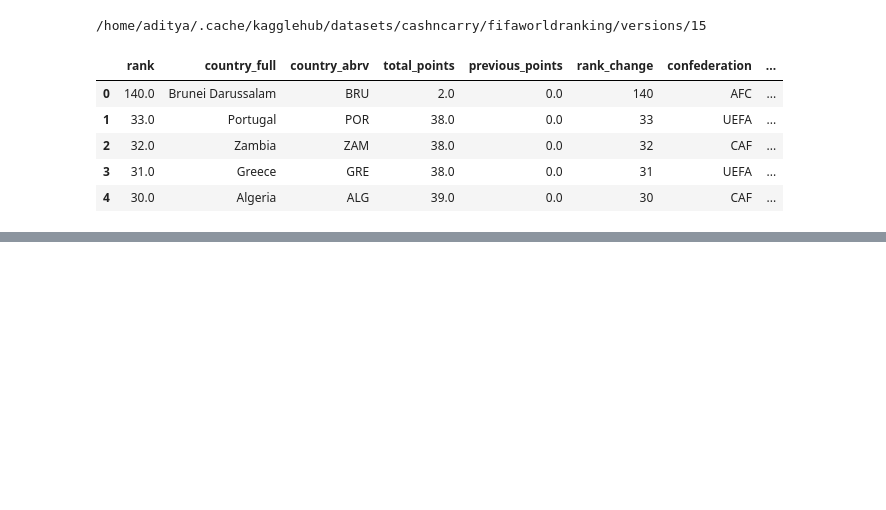
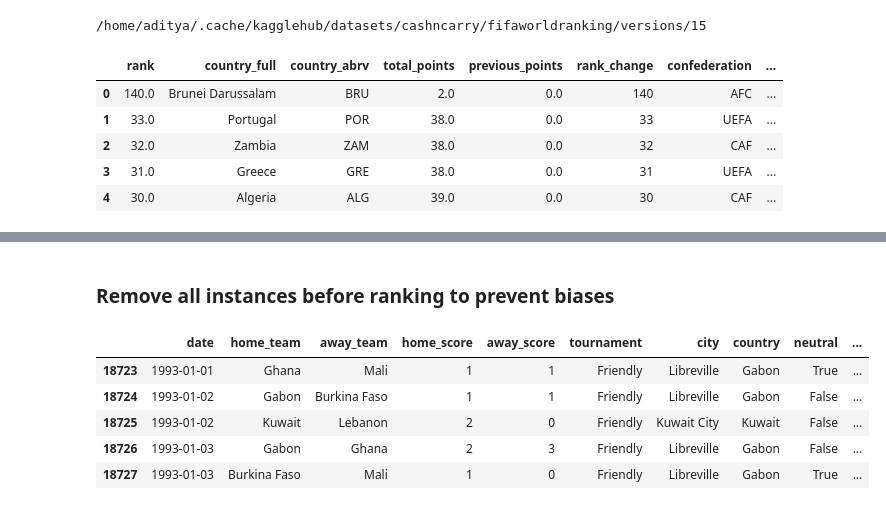
Before and after one commit to adityashibu/scoreSense, a Jupyter notebook: scoreSense.ipynb, the cells around one changed output, grey strips where cells are left out. Drawn from its saved outputs; the diff is of its cells as text; code cells hidden in the pictures; blank space fills up the shorter version.

Commit message:
Add data cleaning and merging steps for FIFA rankings in analysis notebook

```diff
--- a/scoreSense.ipynb
+++ b/scoreSense.ipynb
@@ -145,0 +150,2 @@ ranking.head()
+# %%
+results["date"] = pd.to_datetime(results["date"])
@@ -145,0 +154,12 @@ ranking.head()
+# %%
+home_rankings = ranking.rename(columns={
+    "country_full": "home_team",
+    "rank": "home_rank",
+    "rank_date": "date"
+})
+
+away_rankings = ranking.rename(columns={
+    "country_full": "away_team",
+    "rank": "away_rank",
+    "rank_date": "date"
+})
@@ -145,0 +186,10 @@ ranking.head()
+# %%
+results = results.sort_values("date")
+home_rankings = home_rankings.sort_values("date")
+away_rankings = away_rankings.sort_values("date")
+
+results = pd.merge_asof(results, home_rankings[["date", "home_team", "home_rank"]],
+                        on="date", by="home_team", direction="backward")
+
+results = pd.merge_asof(results, away_rankings[["date", "away_team", "away_rank"]],
+                        on="date", by="away_team", direction="backward")
@@ -145,0 +205,13 @@ ranking.head()
+# %% [markdown]
+### Remove all instances before ranking to prevent biases
+# %%
+results = results[results["date"] >= pd.to_datetime("1992-12-31")].copy()
+# %%
+results.head()
+# %% [output]
+|  | date | home_team | away_team | home_score | away_score | tournament | city | country | neutral | ... |
+| 18723 | 1993-01-01 | Ghana | Mali | 1 | 1 | Friendly | Libreville | Gabon | True | ... |
+| 18724 | 1993-01-02 | Gabon | Burkina Faso | 1 | 1 | Friendly | Libreville | Gabon | False | ... |
+| 18725 | 1993-01-02 | Kuwait | Lebanon | 2 | 0 | Friendly | Kuwait City | Kuwait | False | ... |
+| 18726 | 1993-01-03 | Gabon | Ghana | 2 | 3 | Friendly | Libreville | Gabon | False | ... |
+| 18727 | 1993-01-03 | Burkina Faso | Mali | 1 | 0 | Friendly | Libreville | Gabon | True | ... |
```
Also changed, not shown: parts of 7 cells of this notebook.
